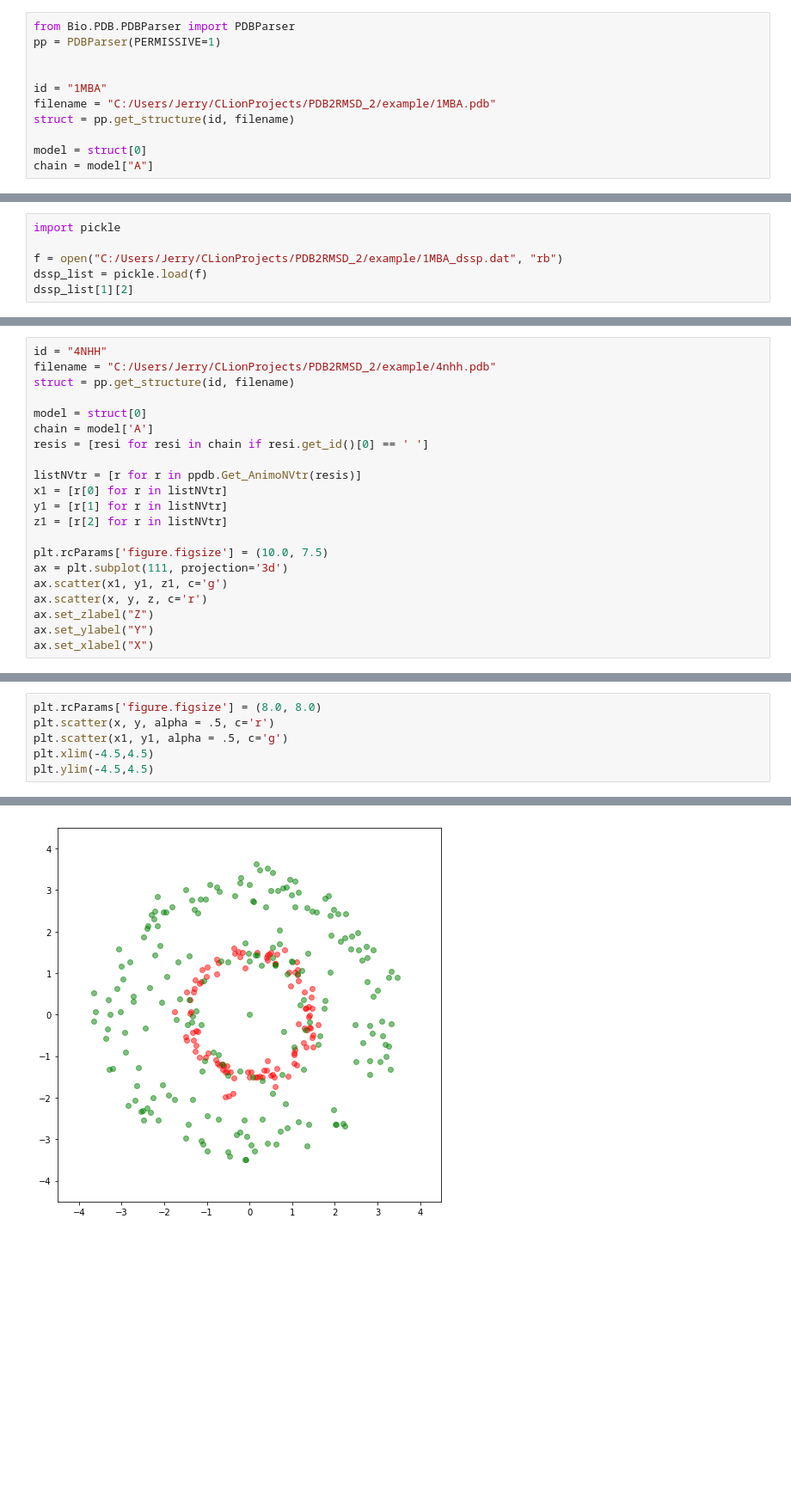
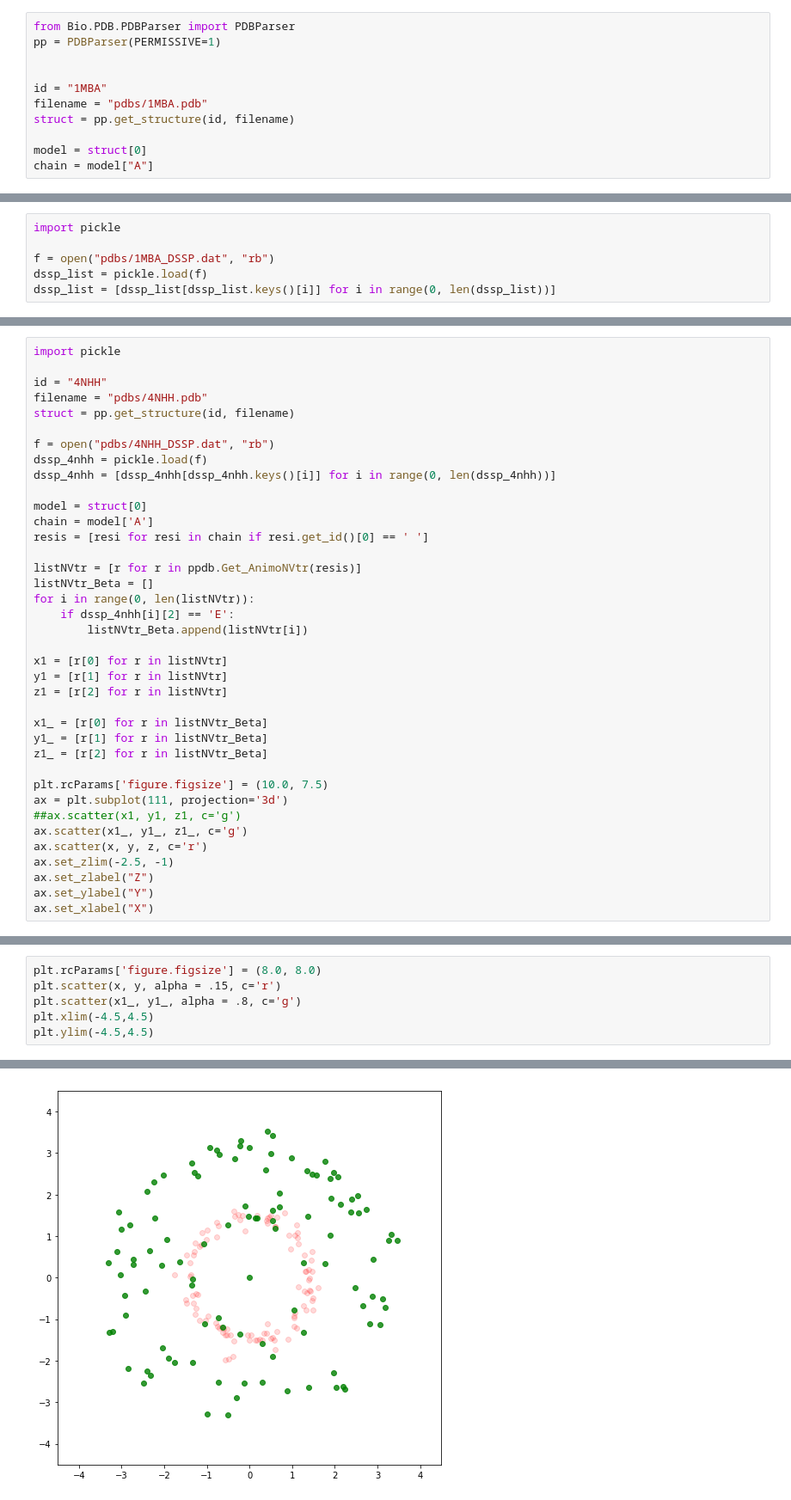
Before and after one commit to JerryCheng-96/NW-Struct, a Jupyter notebook: PDB_Python-PG.ipynb, the cells around one changed output, grey strips where cells are left out. Shown: that part at 86% size. Cells and saved outputs as stored; diff of their text form; blank space fills up the shorter version.

```diff
--- a/PDB_Python-PG.ipynb
+++ b/PDB_Python-PG.ipynb
@@ -4,7 +4,7 @@ pp = PDBParser(PERMISSIVE=1)
 
 
 id = "1MBA"
-filename = "C:/Users/Jerry/CLionProjects/PDB2RMSD_2/example/1MBA.pdb"
+filename = "pdbs/1MBA.pdb"
 struct = pp.get_structure(id, filename)
 
 model = struct[0]
@@ -212,6 +222,6 @@ Text(0.5,0,'X')
 # %%
 import pickle
 
-f = open("C:/Users/Jerry/CLionProjects/PDB2RMSD_2/example/1MBA_dssp.dat", "rb")
+f = open("pdbs/1MBA_DSSP.dat", "rb")
 dssp_list = pickle.load(f)
-dssp_list[1][2]
+dssp_list = [dssp_list[dssp_list.keys()[i]] for i in range(0, len(dssp_list))]
@@ -284,23 +292,40 @@ plt.ylim(-4.5,4.5)
 (-4.5, 4.5)
 [figure]
 # %%
+import pickle
+
 id = "4NHH"
-filename = "C:/Users/Jerry/CLionProjects/PDB2RMSD_2/example/4nhh.pdb"
+filename = "pdbs/4NHH.pdb"
 struct = pp.get_structure(id, filename)
+
+f = open("pdbs/4NHH_DSSP.dat", "rb")
+dssp_4nhh = pickle.load(f)
+dssp_4nhh = [dssp_4nhh[dssp_4nhh.keys()[i]] for i in range(0, len(dssp_4nhh))]
 
 model = struct[0]
 chain = model['A']
 resis = [resi for resi in chain if resi.get_id()[0] == ' ']
 
 listNVtr = [r for r in ppdb.Get_AnimoNVtr(resis)]
+listNVtr_Beta = []
+for i in range(0, len(listNVtr)):
+    if dssp_4nhh[i][2] == 'E':
+        listNVtr_Beta.append(listNVtr[i])
+
 x1 = [r[0] for r in listNVtr]
 y1 = [r[1] for r in listNVtr]
 z1 = [r[2] for r in listNVtr]
 
+x1_ = [r[0] for r in listNVtr_Beta]
+y1_ = [r[1] for r in listNVtr_Beta]
+z1_ = [r[2] for r in listNVtr_Beta]
+
 plt.rcParams['figure.figsize'] = (10.0, 7.5)
 ax = plt.subplot(111, projection='3d')
-ax.scatter(x1, y1, z1, c='g')
+##ax.scatter(x1, y1, z1, c='g')
+ax.scatter(x1_, y1_, z1_, c='g')
 ax.scatter(x, y, z, c='r')
+ax.set_zlim(-2.5, -1)
 ax.set_zlabel("Z")
 ax.set_ylabel("Y")
 ax.set_xlabel("X")
@@ -310,9 +335,9 @@ Text(0.5,0,'X')
 # %%
 plt.rcParams['figure.figsize'] = (8.0, 8.0)
-plt.scatter(x, y, alpha = .5, c='r')
-plt.scatter(x1, y1, alpha = .5, c='g')
+plt.scatter(x, y, alpha = .15, c='r')
+plt.scatter(x1_, y1_, alpha = .8, c='g')
 plt.xlim(-4.5,4.5)
 plt.ylim(-4.5,4.5)
 # %% [output]
 (-4.5, 4.5)
-[figure, old version]
+[figure, new version]
```
Also changed, not shown: parts of 3 cells of this notebook, 8 other files.
